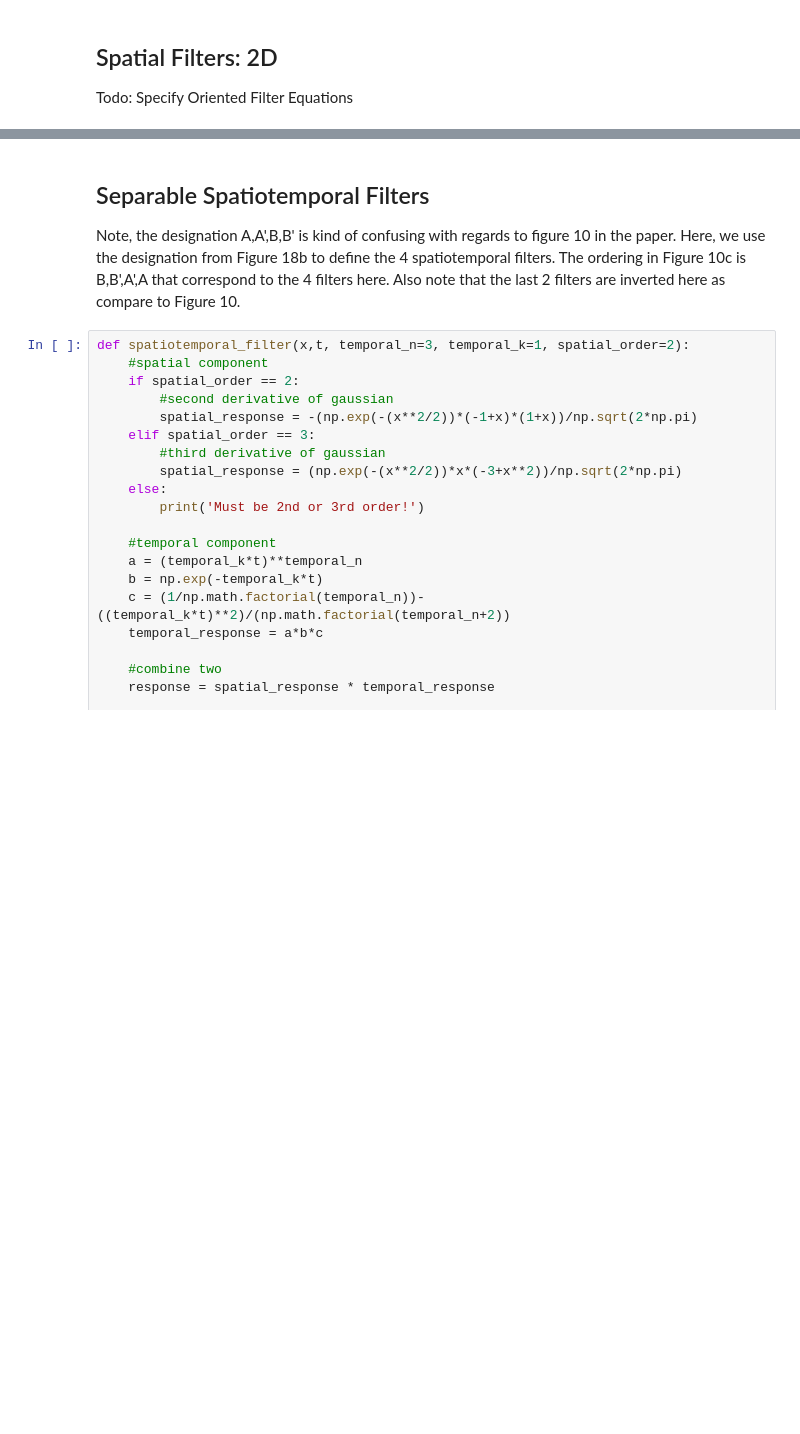
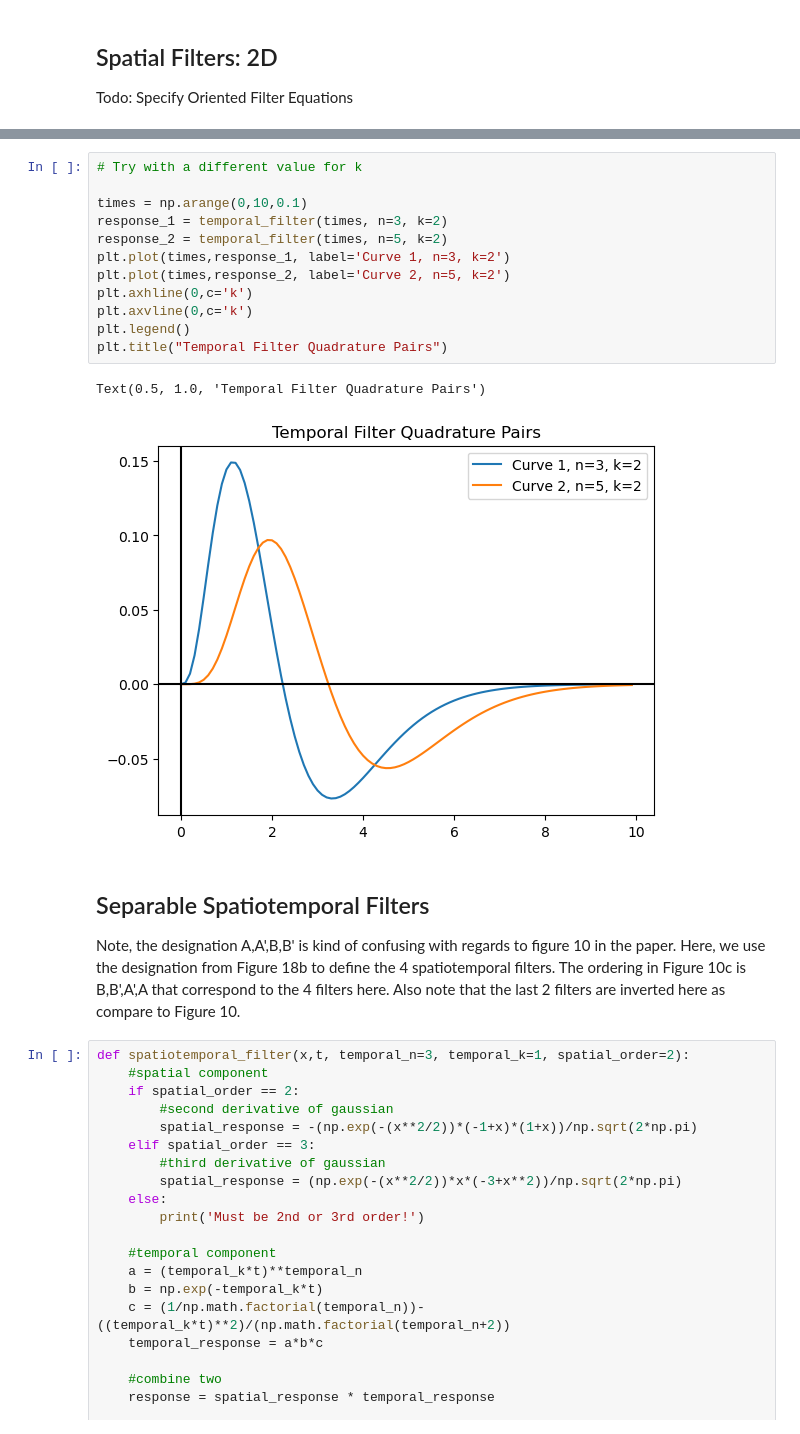
Before and after one commit to vdutell/linearfiltering, a Jupyter notebook: adelsonbergen1984.ipynb, the cells around one changed output, grey strips where cells are left out. Drawn from its saved outputs; the diff is of its cells as text; blank space fills up the shorter version.

```diff
--- a/adelsonbergen1984.ipynb
+++ b/adelsonbergen1984.ipynb
@@ -108,3 +145,18 @@ Text(0.5, 1.0, 'Temporal Filter Quadrature Pairs')
+# %%
+# Try with a different value for k
+
+times = np.arange(0,10,0.1)
+response_1 = temporal_filter(times, n=3, k=2)
+response_2 = temporal_filter(times, n=5, k=2)
+plt.plot(times,response_1, label='Curve 1, n=3, k=2')
+plt.plot(times,response_2, label='Curve 2, n=5, k=2')
+plt.axhline(0,c='k')
+plt.axvline(0,c='k')
+plt.legend()
+plt.title("Temporal Filter Quadrature Pairs")
+# %% [output]
+Text(0.5, 1.0, 'Temporal Filter Quadrature Pairs')
+[figure, added]
 # %% [markdown]
 ## Separable Spatiotemporal Filters
 
```
Also changed, not shown: parts of 11 cells of this notebook.
